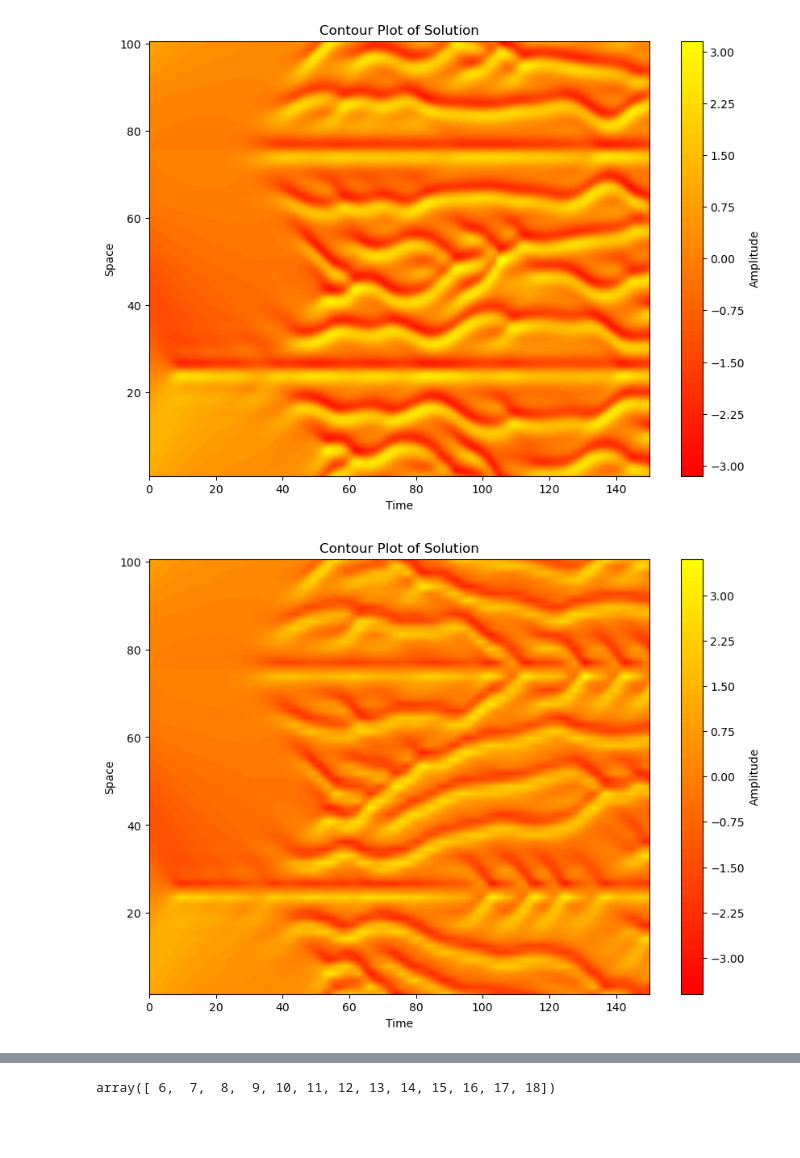
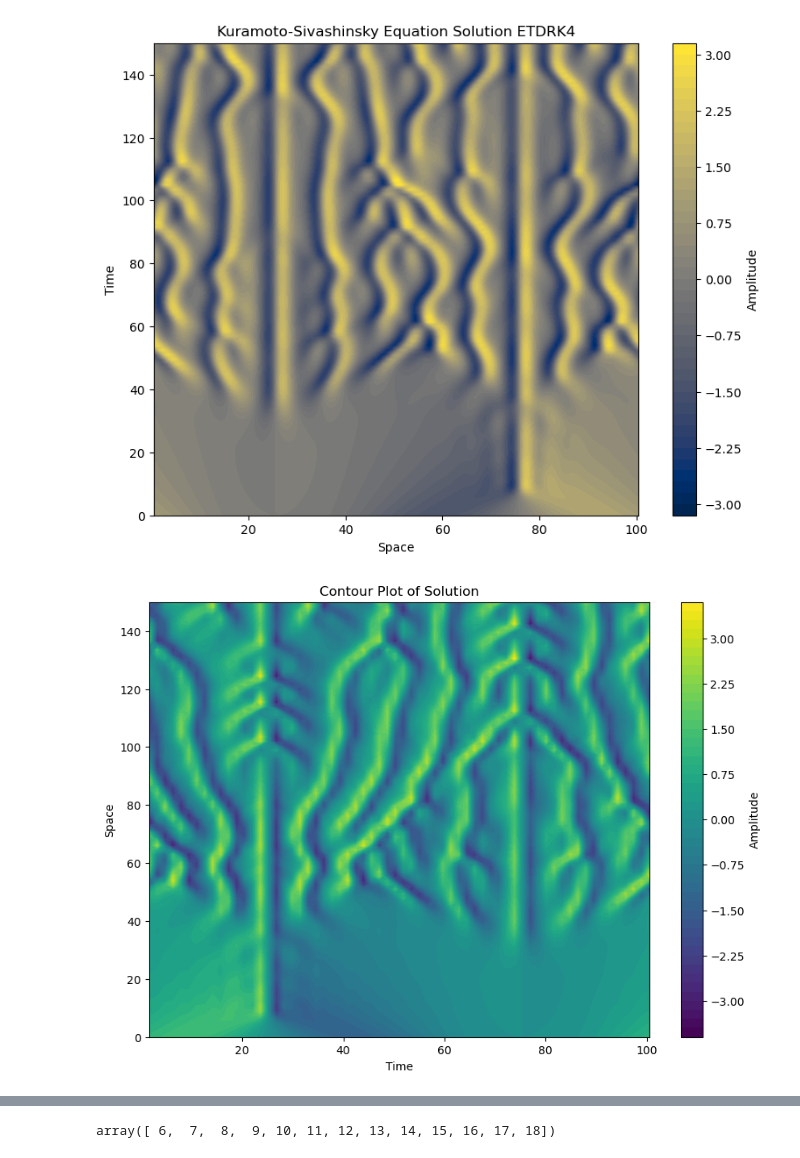
Before and after one commit to Gaffeyh/Research_Project, a Jupyter notebook: KS_eq.ipynb, the cells around one changed output, grey strips where cells are left out. Saved outputs shown, nothing was run; the diff lists cells and outputs as text; code cells hidden in the pictures; blank space fills up the shorter version.

```diff
--- a/KS_eq.ipynb
+++ b/KS_eq.ipynb
@@ -7,7 +7,7 @@ import matplotlib.pyplot as plt
 from matplotlib import cm
 
 # Spatial grid and initial condition
-N = 2**7
+N = 2**8
 x = 32 * np.pi * np.arange(1, N+1) / N
 u = np.cos(x/16) * (1 + np.sin(x/16))
 v = np.fft.fft(u)
@@ -40,39 +40,40 @@ g = -0.5j * k
 
 
 for n in range(1, nmax+1):
     t = n * h
     Nv = g * np.fft.fft(np.real(np.fft.ifft(v))**2)
     a = E2 * v + Q * Nv
     Na = g * np.fft.fft(np.real(np.fft.ifft(a))**2)
     b = E2 * v + Q * Na
     Nb = g * np.fft.fft(np.real(np.fft.ifft(b))**2)
     c = E2 * a + Q * (2 * Nb - Nv)
     Nc = g * np.fft.fft(np.real(np.fft.ifft(c))**2)
 
     v = E * v + Nv * f1 + 2 * (Na + Nb) * f2 + Nc * f3
 
     if n % nplt == 0:
         u = np.real(np.fft.ifft(v))
         uu = np.vstack([uu, u])
         tt.append(t)
 
 # Plot results using a contour plot
 fig, ax = plt.subplots(figsize=(10, 7))
 X, T = np.meshgrid(x, tt)
-contour = ax.contourf(T, X, uu, levels=50, cmap=cm.autumn)
+contour = ax.contourf(X, T, uu[:,::-1], levels=50, cmap=cm.cividis)
 
 # Add a colorbar
 cbar = plt.colorbar(contour, ax=ax)
 cbar.set_label('Amplitude')
-
+#adjust aspect ratio
+ax.set_aspect(0.65)
 # Set labels and title
-ax.set_xlabel('Time')
-ax.set_ylabel('Space')
-ax.set_title('Contour Plot of Solution')
+ax.set_xlabel('Space')
+ax.set_ylabel('Time')
+ax.set_title('Kuramoto-Sivashinsky Equation Solution ETDRK4')
 
 plt.show()
 # %% [output]
-[figure, old version]
+[figure, new version]
 # %%
 import numpy as np
 import matplotlib.pyplot as plt
@@ -131,7 +132,7 @@ for n in range(1, nmax+1):
 # Plot results using a contour plot
 fig, ax = plt.subplots(figsize=(10, 7))
 X, T = np.meshgrid(x, tt)
-contour = ax.contourf(T, X, uu, levels=50, cmap=cm.autumn)
+contour = ax.contourf(X, T, uu, levels=50, cmap=cm.viridis)
 
 # Add a colorbar
 cbar = plt.colorbar(contour, ax=ax)
@@ -144,7 +145,7 @@ ax.set_title('Contour Plot of Solution')
 
 plt.show()
 # %% [output]
-[figure, old version]
+[figure, new version]
 # %%
 from matplotlib.animation import FuncAnimation, PillowWriter
 
```
Also changed, not shown: parts of 10 cells of this notebook, 10 other files.
